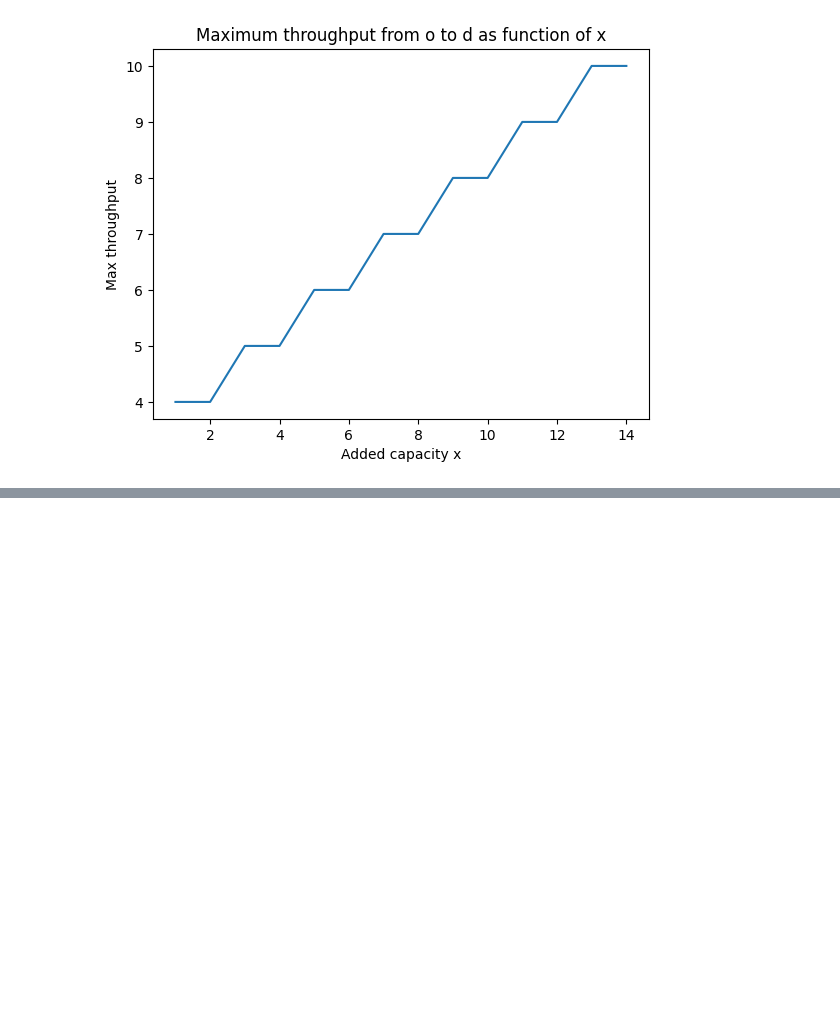
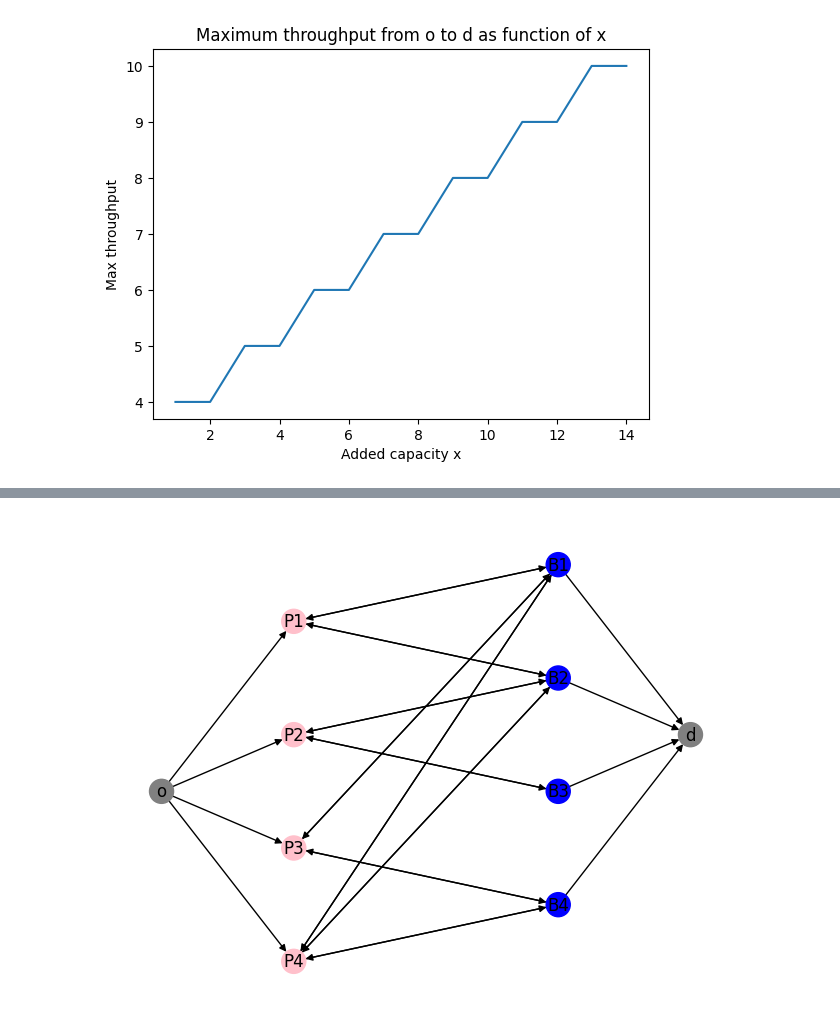
Before and after one commit to alecasel/Network-Dynamics-And-Learning, a Jupyter notebook: h1/Homework1.ipynb, the cells around one changed output, grey strips where cells are left out. Drawn from its saved outputs; the diff is of its cells as text; code cells hidden in the pictures; blank space fills up the shorter version.

```diff
--- a/h1/Homework1.ipynb
+++ b/h1/Homework1.ipynb
@@ -188,0 +223,19 @@ plt.show()
+# %%
+G = nx.DiGraph(G) # 1
+
+for n in range(4):
+    G.add_edge('o', 'P'+str(n+1)) # 2. from o to all the people
+    G.add_edge('B'+str(n+1), 'd') # 2. from all the books to d
+
+# adding to the dictionary of pos
+pos['o'] = [-1, 1]
+pos['d'] = [3, 2]
+
+# o and d are the last two elements of pos
+# to color them grey, we add two 'grey' at the end of color_map
+for i in range(2):
+    color_map.append('grey')
+
+nx.draw(G, pos, node_color=color_map, with_labels=True)
+# %% [output]
+[figure, added]
```
Also changed, not shown: parts of 23 cells of this notebook.
